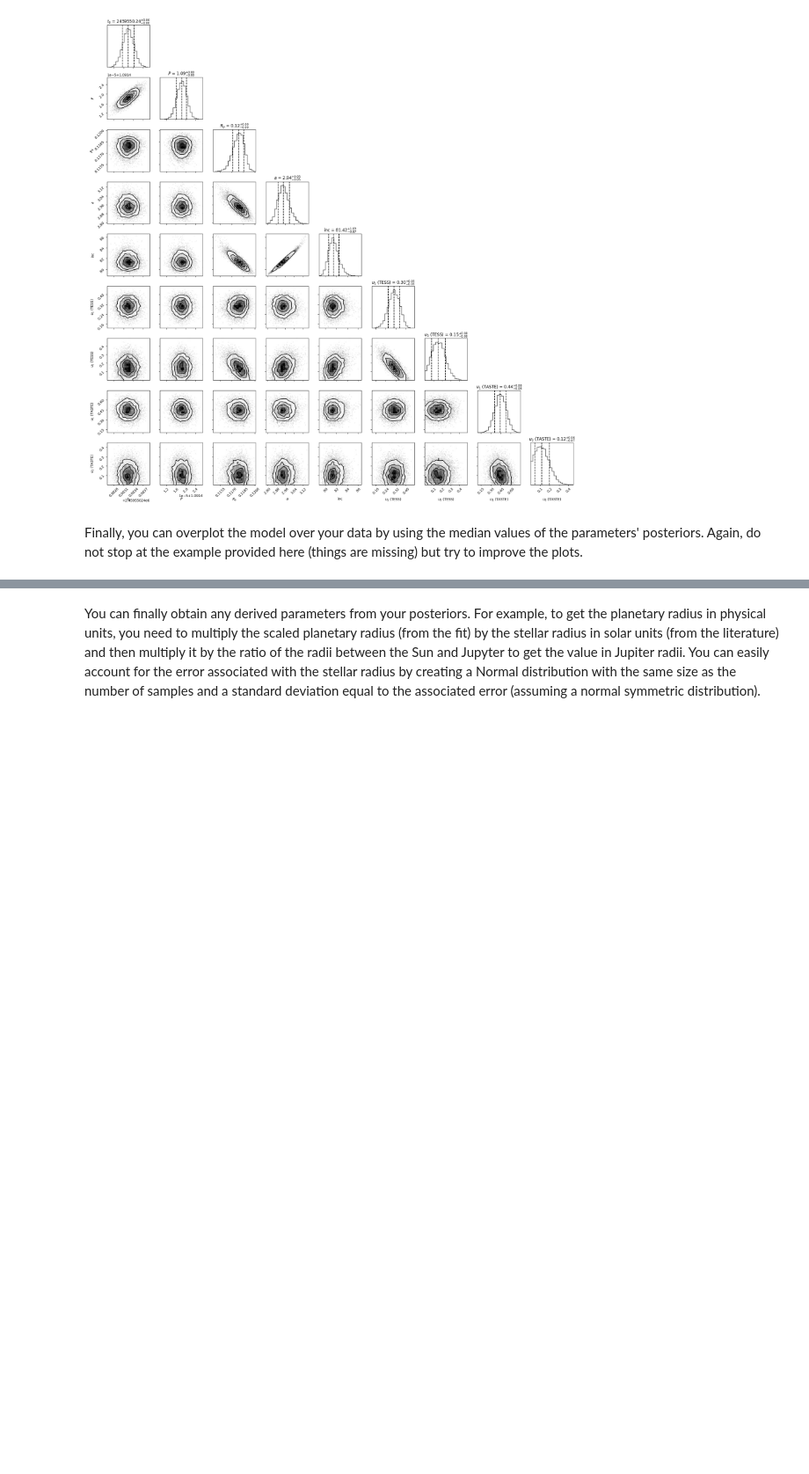
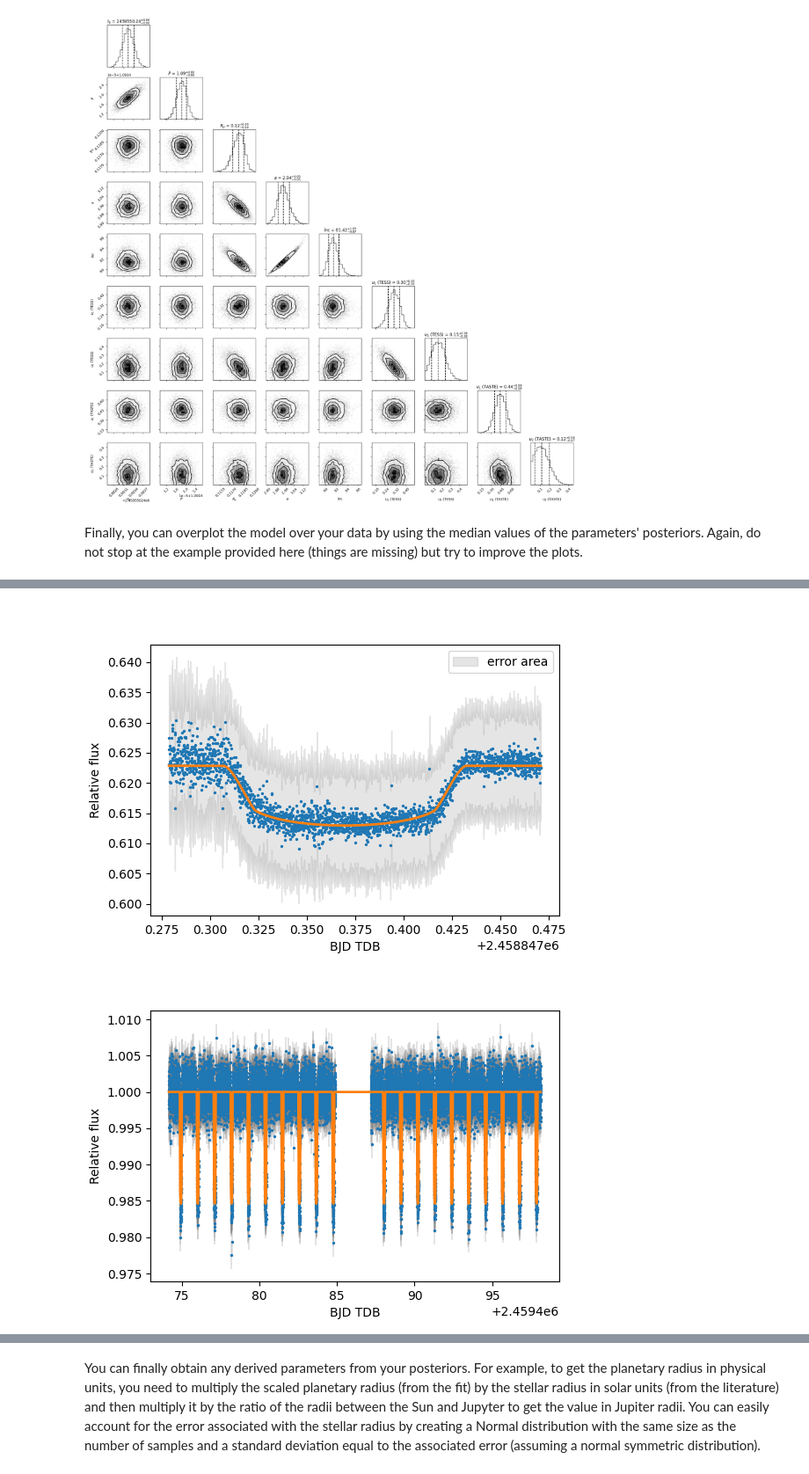
Before and after one commit to marcoboscato/exoplanet_lab2023, a Jupyter notebook: WASP-12 LAB/DATA ANALYSIS/2_model_fit.ipynb, the cells around one changed output, grey strips where cells are left out. Shown at 88% size. Cells and saved outputs as stored; diff of their text form; code cells hidden in the pictures; blank space fills up the shorter version.

Commit message:
error area

```diff
--- a/WASP-12 LAB/DATA ANALYSIS/2_model_fit.ipynb
+++ b/WASP-12 LAB/DATA ANALYSIS/2_model_fit.ipynb
@@ -52,7 +52,7 @@ import os
 
 taste_bjd_tdb = pickle.load(open('../TASTE/output_files/taste_bjdtdb.p','rb'))
 differential_ap08_allref = pickle.load(open('../TASTE/output_files/differential_ap08_allref.p','rb'))
-differential_ap08_allref_error = pickle.load(open('../TASTE/output_files/differential_ap08_allref_error.p','rb'))
+differential_ap08_allref_error = pickle.load(open('../TASTE/output_files/differential_ap08_allref_error3.p','rb'))
 
 
 tess_bjd_tdb = pickle.load(open('../TESS/output_files/TESS_sector43_bjd_tdb.p','rb'))
@@ -564,0 +529,23 @@ plt.show()
+# %%
+# plot the result
+
+plt.figure(figsize=(6,4))
+plt.scatter(taste_bjd_tdb, differential_ap08_allref, s=2, zorder=2)
+#plt.errorbar(taste_bjd_tdb, differential_ap08_allref, yerr=differential_ap08_allref_error, fmt=',', elinewidth=0.2, ecolor='grey', zorder=1)
+plt.fill_between(taste_bjd_tdb, differential_ap08_allref - differential_ap08_allref_error, differential_ap08_allref + differential_ap08_allref_error, color='gray', alpha=0.2, label='error area')
+plt.plot(taste_bjd_tdb, taste_flux, lw=2, c='C1', zorder=3)
+plt.xlabel("BJD TDB")
+plt.ylabel("Relative flux")
+plt.legend()
+plt.show()
+
+plt.figure(figsize=(6,4))
+plt.scatter(tess_bjd_tdb, sap_masked_huberspline, s=2, zorder=2)
+plt.errorbar(tess_bjd_tdb, sap_masked_huberspline, yerr=sap_masked_huberspline_error, fmt=',', elinewidth=0.3, ecolor='grey', zorder=1)
+plt.plot(tess_bjd_tdb, tess_flux, lw=2, c='C1', zorder=3)
+plt.xlabel("BJD TDB")
+plt.ylabel("Relative flux")
+plt.show()
+# %% [output]
+[figure, added]
+[figure, added]
```
Also changed, not shown: parts of 9 cells of this notebook.
